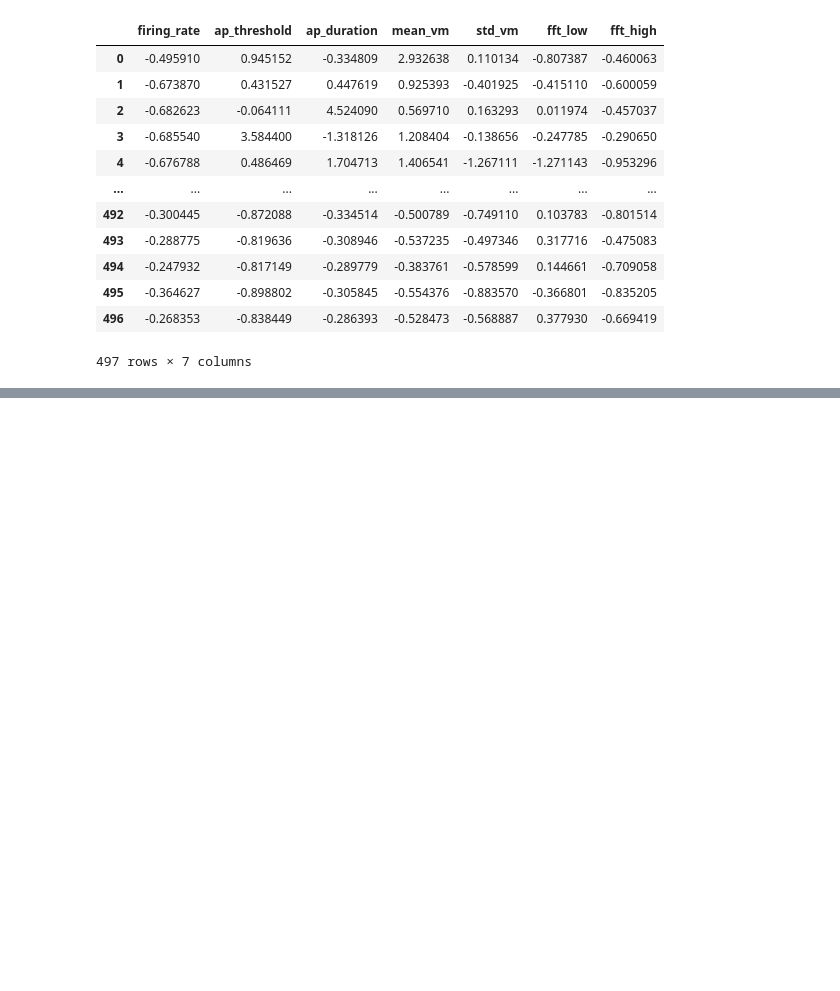
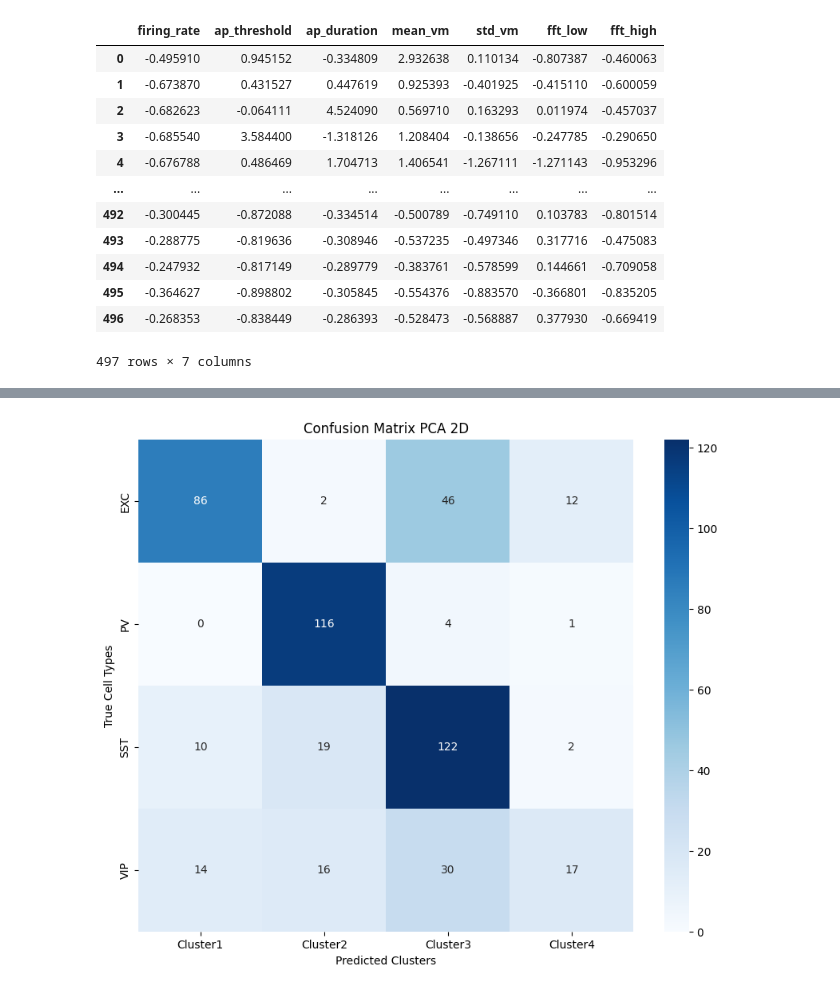
Before and after one commit to mariscoglio/bio482_cell_classifier, a Jupyter notebook: unsupervised.ipynb, the cells around one changed output, grey strips where cells are left out. Cells and saved outputs as stored; diff of their text form; code cells hidden in the pictures; blank space fills up the shorter version.

```diff
--- a/unsupervised.ipynb
+++ b/unsupervised.ipynb
@@ -234,3 +234,12 @@ data
 | 495 | -0.364627 | -0.898802 | -0.305845 | -0.554376 | -0.883570 | -0.366801 | -0.835205 |
 | 496 | -0.268353 | -0.838449 | -0.286393 | -0.528473 | -0.568887 | 0.377930 | -0.669419 |
 497 rows × 7 columns
+# %%
+import numpy as np
+import matplotlib.pyplot as plt
+from sklearn.metrics import confusion_matrix, classification_report
+import seaborn as sns
+from sklearn.preprocessing import LabelEncoder
+
+label_encoder = LabelEncoder()
+labels = pd.Series(label_encoder.fit_transform(raw_data["cell_type"]))
@@ -236,0 +269,15 @@ data
+# %%
+# Creating a confusion matrix
+conf_matrix = confusion_matrix(labels, clusters)
+
+# Plotting the confusion matrix
+plt.figure(figsize=(10, 8))
+sns.heatmap(conf_matrix, annot=True, fmt='g', cmap='Blues',
+            xticklabels=['Cluster1', 'Cluster2', 'Cluster3', 'Cluster4'],
+            yticklabels=['EXC', 'PV', 'SST', 'VIP'])
+plt.xlabel('Predicted Clusters')
+plt.ylabel('True Cell Types')
+plt.title('Confusion Matrix PCA 2D')
+plt.show()
+# %% [output]
+[figure, added]
```
Also changed, not shown: parts of 31 cells of this notebook.
